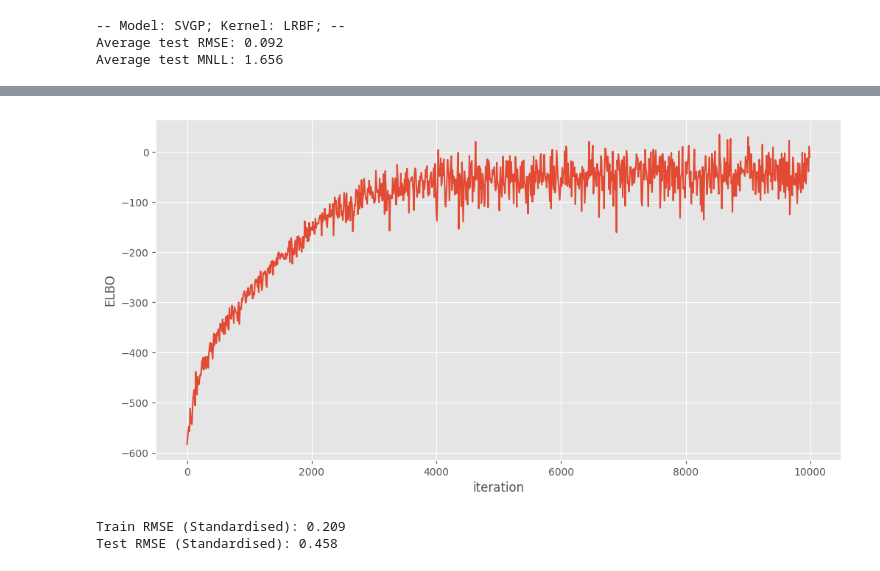
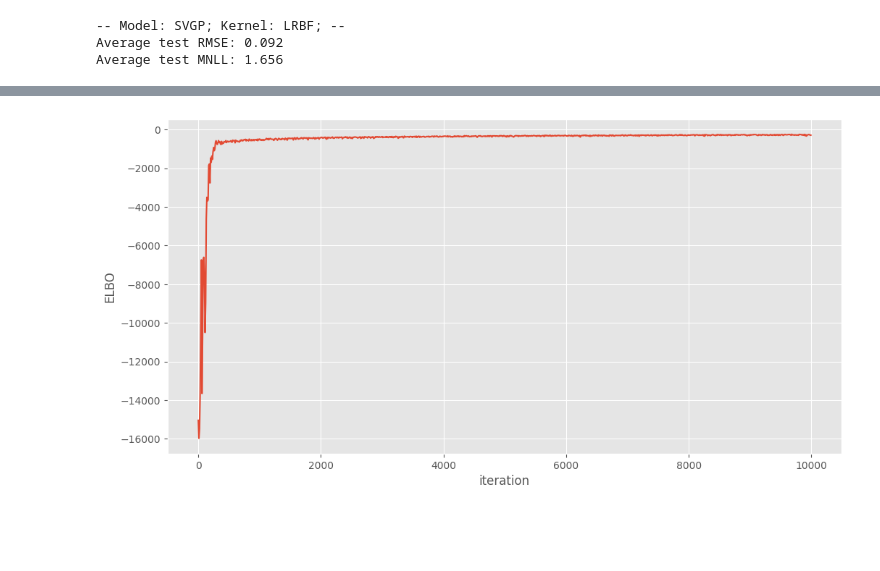
Before and after one commit to mattyred/BSGP_Automatic_Independence_Determination, a Jupyter notebook: LambdaRBFKernel/SparseGPs.ipynb, the cells around one changed output, grey strips where cells are left out. Saved outputs shown, nothing was run; the diff lists cells and outputs as text; code cells hidden in the pictures; blank space fills up the shorter version.

Commit message:
Added sparse model, taking results

```diff
--- a/LambdaRBFKernel/SparseGPs.ipynb
+++ b/LambdaRBFKernel/SparseGPs.ipynb
@@ -185,6 +152,6 @@ class SVGPLasso(gpflow.models.SVGP):
 # %%
-LRBF = ARD_gpflow(variance=1.0, randomized=False, d=D)
-svgp_lasso_LRBF = SVGPLasso(data=(X, Y), kernel=LRBF, lasso=0, num_inducing=100, likelihood=gpflow.likelihoods.Gaussian(), max_iter=10000, minibatch_size=100)
+LRBF = LambdaRBF(variance=1.0, randomized=False, d=D)
+svgp_lasso_LRBF = SVGPLasso(data=(X, Y), kernel=LRBF, lasso=10, num_inducing=100, likelihood=gpflow.likelihoods.Gaussian(), max_iter=10000, minibatch_size=100)
 gpflow.utilities.print_summary(svgp_lasso_LRBF, fmt="notebook")
 svgp_lasso_LRBF.train()
 plot_matrix(svgp_lasso_LRBF.kernel.precision())
@@ -275,13 +170,6 @@ logf = run_adam(model_SVGP, maxiter)
 # %%
-plt.plot(np.arange(maxiter)[::10], logf)
+plt.plot(np.arange(10000)[::10], svgp_lasso_LRBF.logf)
 plt.xlabel("iteration")
 _ = plt.ylabel("ELBO")
 # %% [output]
-[figure, old version]
+[figure, new version]
-# %%
-train_rmse_stan, test_rmse_stan = measure_rmse(model_SVGP, X_train, Y_train, X_test, Y_test)
-print('Train RMSE (Standardised): %.3f'%(train_rmse_stan))
-print('Test RMSE (Standardised): %.3f'%(test_rmse_stan))
-# %% [output]
-Train RMSE (Standardised): 0.209
-Test RMSE (Standardised): 0.458
```
Also changed, not shown: parts of 13 cells of this notebook, 3 other files.
